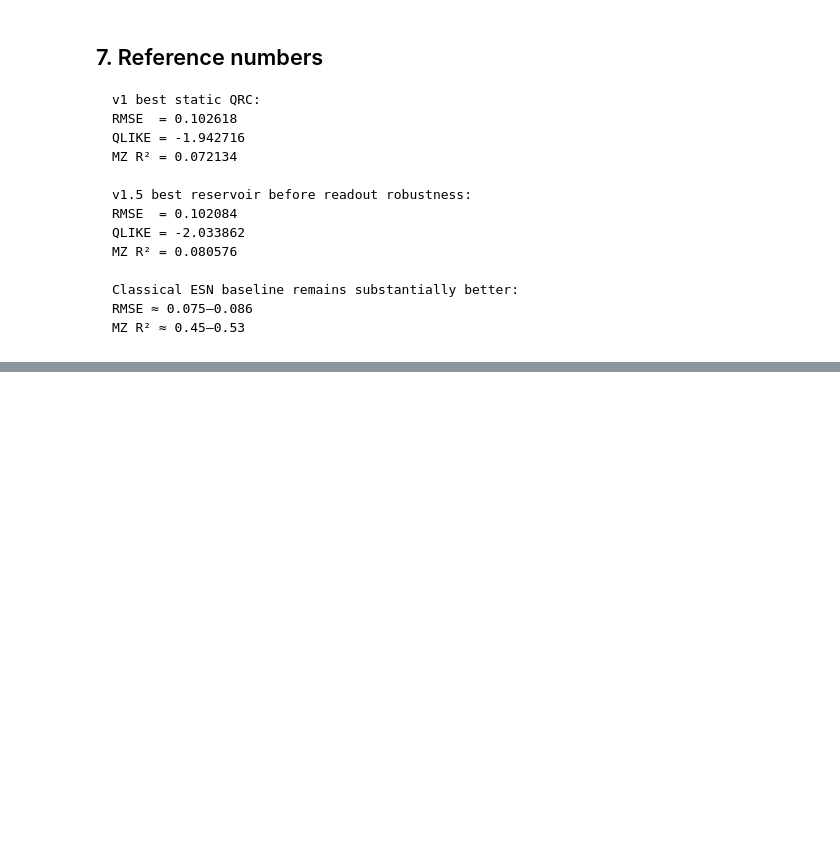
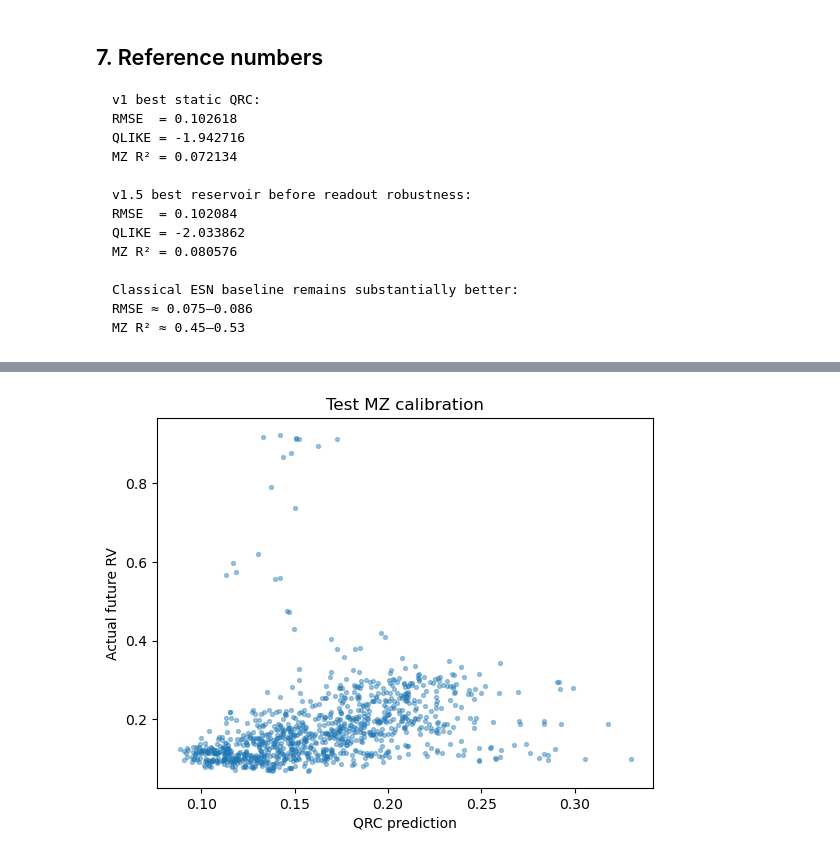
Before and after one commit to friedsam/qpitome-qrc-volatility, a Jupyter notebook: notebooks/phase2_tfim_qrc_v15_readout_robustness_probe.ipynb, the cells around one changed output, grey strips where cells are left out. Saved outputs shown, nothing was run; the diff lists cells and outputs as text; code cells hidden in the pictures; blank space fills up the shorter version.

```diff
--- a/notebooks/phase2_tfim_qrc_v15_readout_robustness_probe.ipynb
+++ b/notebooks/phase2_tfim_qrc_v15_readout_robustness_probe.ipynb
@@ -256,0 +374,10 @@ MZ R² ≈ 0.45–0.53
+# %%
+import matplotlib.pyplot as plt
+
+plt.scatter(best_result.test_predictions, y_test, s=8, alpha=0.4)
+plt.xlabel("QRC prediction")
+plt.ylabel("Actual future RV")
+plt.title("Test MZ calibration")
+plt.show()
+# %% [output]
+[figure, added]
```
Also changed, not shown: parts of 6 cells of this notebook, 5 other files.
